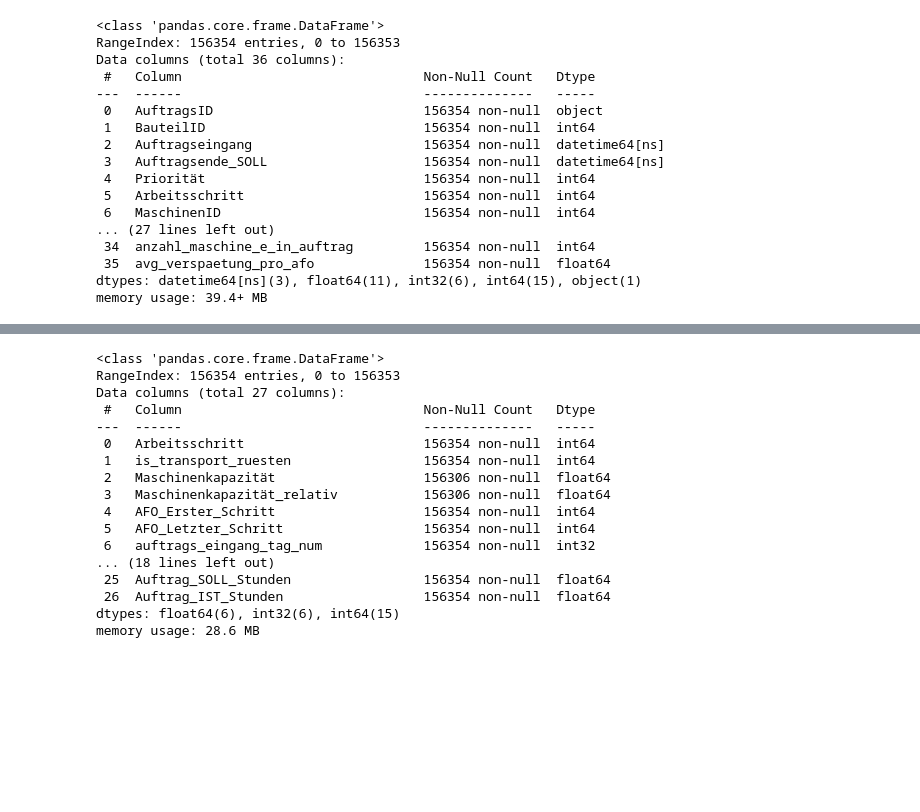
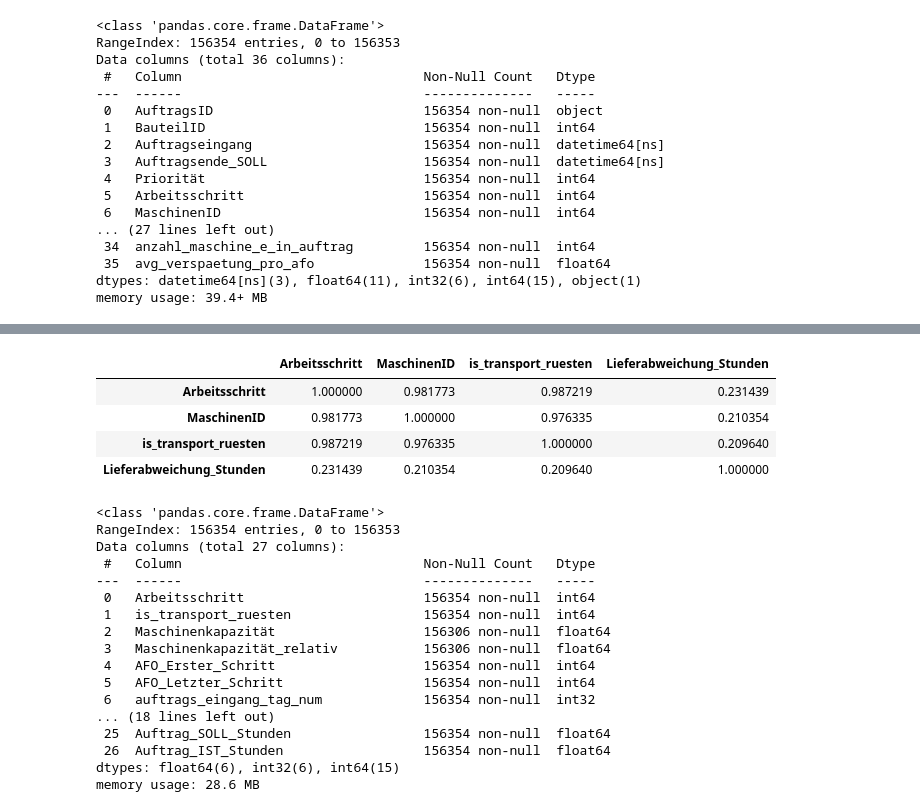
Before and after one commit to abi2310/hackathon, a Jupyter notebook: notebooks/auftrag_gesamt.ipynb, the cells around one changed output, grey strips where cells are left out. Cells and saved outputs as stored; diff of their text form; code cells hidden in the pictures; blank space fills up the shorter version.

```diff
--- a/notebooks/auftrag_gesamt.ipynb
+++ b/notebooks/auftrag_gesamt.ipynb
@@ -185,4 +230,12 @@ agg_df.head()
 5 rows × 36 columns
+# %%
+agg_df[["Arbeitsschritt", "MaschinenID", "is_transport_ruesten", "Lieferabweichung_Stunden"]].corr()
+# %% [output]
+|  | Arbeitsschritt | MaschinenID | is_transport_ruesten | Lieferabweichung_Stunden |
+| Arbeitsschritt | 1.000000 | 0.981773 | 0.987219 | 0.231439 |
+| MaschinenID | 0.981773 | 1.000000 | 0.976335 | 0.210354 |
+| is_transport_ruesten | 0.987219 | 0.976335 | 1.000000 | 0.209640 |
+| Lieferabweichung_Stunden | 0.231439 | 0.210354 | 0.209640 | 1.000000 |
 # %%
 agg_df['Anzahl_Bauteile_im_Auftrag'] = agg_df['BauteilID']
 agg_df.drop(columns=['BauteilID'], inplace=True)
```
Also changed, not shown: parts of 8 cells of this notebook, 2 other files.
